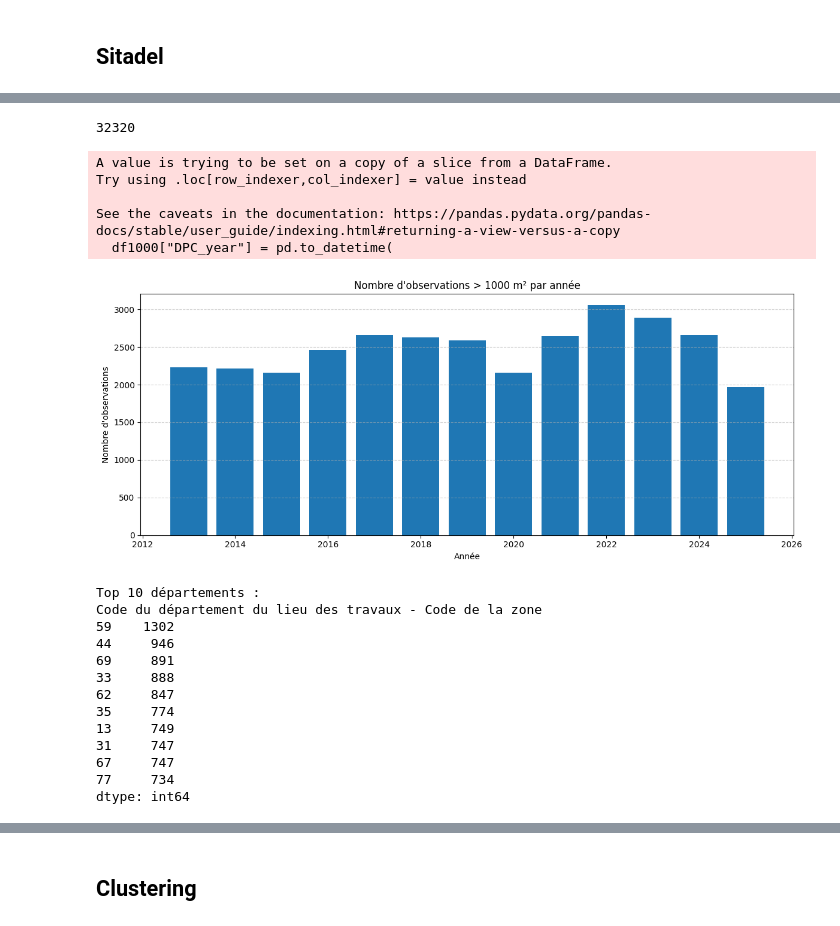
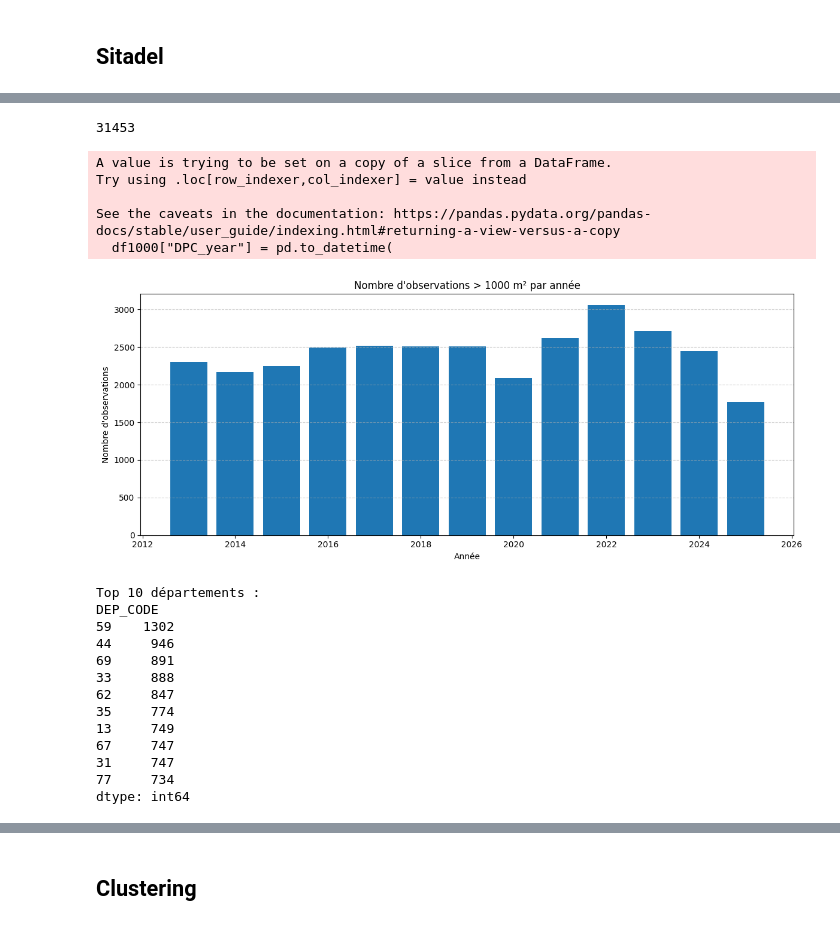
Before and after one commit to xdalp/projet3A, a Jupyter notebook: stat_desc.ipynb, the cells around one changed output, grey strips where cells are left out. Saved outputs shown, nothing was run; the diff lists cells and outputs as text; code cells hidden in the pictures.

```diff
--- a/stat_desc.ipynb
+++ b/stat_desc.ipynb
@@ -536,9 +575,5 @@ Index(['Code de la région du lieu des travaux - Code de la zone',
 # %%
-cols = [
-    "Surface de plancher de la destination Commerce nouvelle construite",
-    "Surface de plancher de la destination Industrie nouvelle construite",
-    "Surface de plancher de la destination Entrepôt nouvelle construite"
-]
+cols = [f"SURF_{i}_CREEE" for i in ["ENT", "COM", "IND"]]
 
 # Conversion en numérique (int), en forçant les erreurs à NaN
 df[cols] = df[cols].apply(pd.to_numeric, errors="coerce").astype("Int64")
@@ -550,43 +585,43 @@ df1000 = df[
     (df[cols[2]] > 1000)
 ]
 
-len(df1000
+len(df1000)
 # %% [output]
-32320
+31453
 # %%
 # Convertir en datetime puis extraire l'année
 df1000["DPC_year"] = pd.to_datetime(
-    df1000["Date (mois) de prise en compte (DPC) de l'autorisation initiale"],
+    df1000["DATE_REELLE_AUTORISATION"],
     errors="coerce"
 ).dt.year
 
 # Regrouper par année
 counts_year = df1000.groupby("DPC_year").size().sort_index()
 
 # Plot en barres
 plt.figure(figsize=(12,5))
 plt.bar(counts_year.index, counts_year.values)
 plt.title("Nombre d'observations > 1000 m² par année")
 plt.xlabel("Année")
 plt.ylabel("Nombre d'observations")
 plt.grid(axis="y", linestyle="--", alpha=0.6)
 plt.tight_layout()
 plt.show()
 # %% [output]
 A value is trying to be set on a copy of a slice from a DataFrame.
 Try using .loc[row_indexer,col_indexer] = value instead
 
 See the caveats in the documentation: https://pandas.pydata.org/pandas-docs/stable/user_guide/indexing.html#returning-a-view-versus-a-copy
   df1000["DPC_year"] = pd.to_datetime(
-[figure, old version]
+[figure, new version]
 # %%
-counts_dep = df1000.groupby('Code du département du lieu des travaux - Code de la zone').size().sort_values(ascending=False)
+counts_dep = df1000.groupby('DEP_CODE').size().sort_values(ascending=False)
 
 print("Top 10 départements :")
 print(counts_dep.head(10))
 # %% [output]
 Top 10 départements :
-Code du département du lieu des travaux - Code de la zone
+DEP_CODE
 59    1302
 44     946
 69     891
@@ -594,7 +629,7 @@ Code du département du lieu des travaux - Code de la zone
 62     847
 35     774
 13     749
+67     747
 31     747
-67     747
 77     734
 dtype: int64
```
Also changed, not shown: parts of 6 cells of this notebook.
